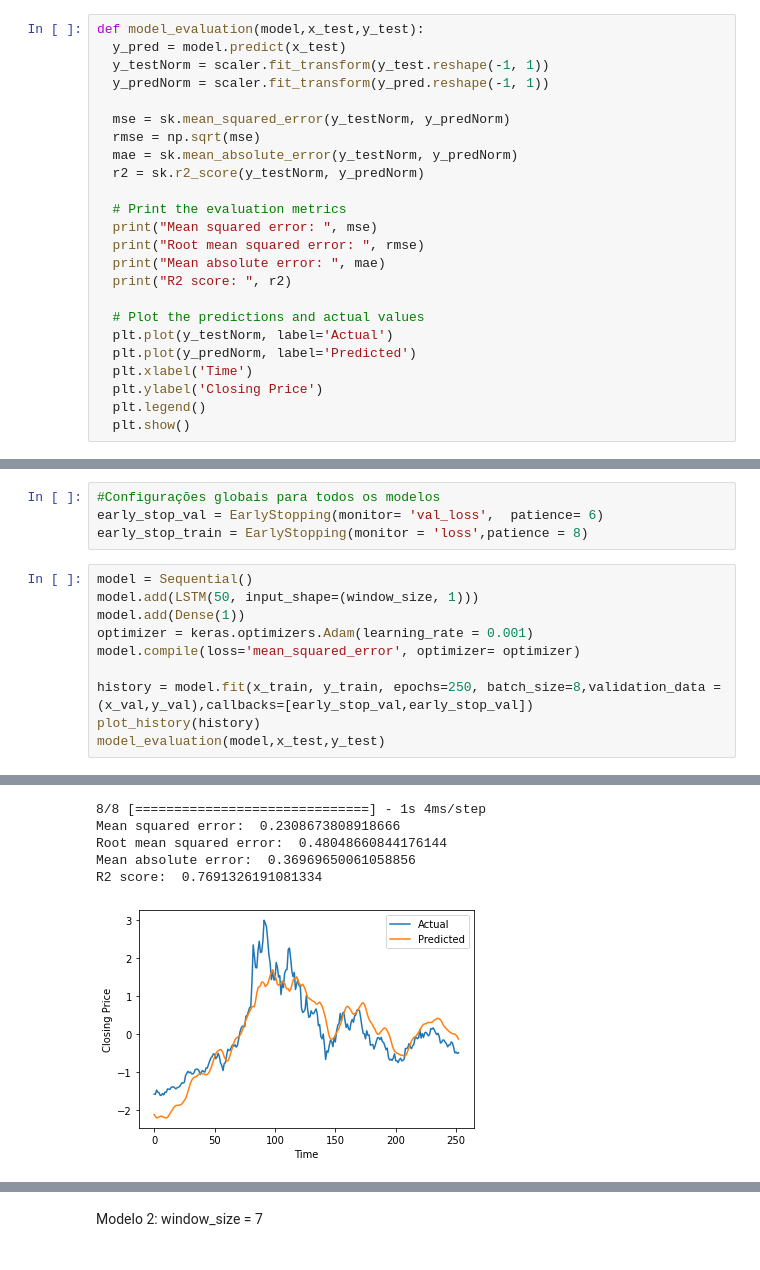
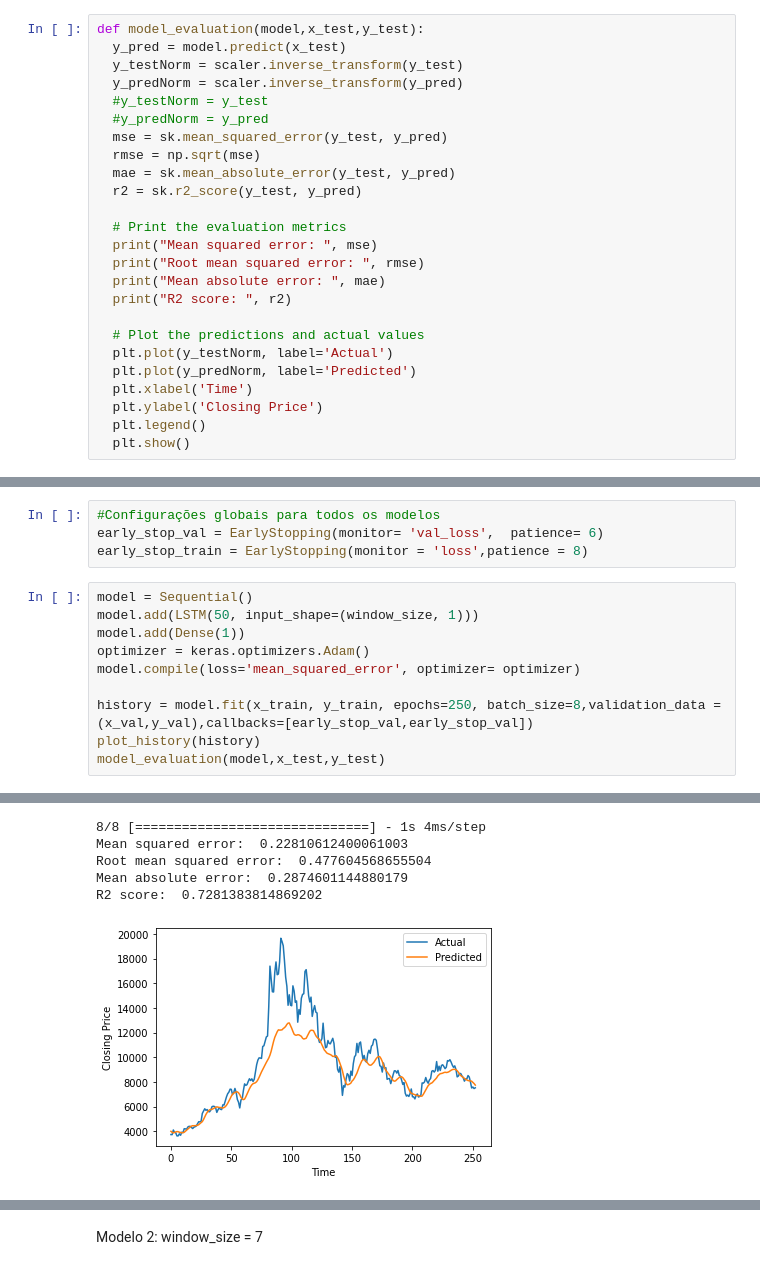
Before and after one commit to ViniciusPrincipe/BitcoinPrediction-LSTM, a Jupyter notebook: BtcLSTM.ipynb, the cells around one changed output, grey strips where cells are left out. Saved outputs shown, nothing was run; the diff lists cells and outputs as text.

```diff
--- a/BtcLSTM.ipynb
+++ b/BtcLSTM.ipynb
@@ -52,13 +48,14 @@ def window_data(data, window_size):
 # %%
 def model_evaluation(model,x_test,y_test):
   y_pred = model.predict(x_test)
-  y_testNorm = scaler.fit_transform(y_test.reshape(-1, 1))
-  y_predNorm = scaler.fit_transform(y_pred.reshape(-1, 1))
-
-  mse = sk.mean_squared_error(y_testNorm, y_predNorm)
+  y_testNorm = scaler.inverse_transform(y_test)
+  y_predNorm = scaler.inverse_transform(y_pred)
+  #y_testNorm = y_test
+  #y_predNorm = y_pred
+  mse = sk.mean_squared_error(y_test, y_pred)
   rmse = np.sqrt(mse)
-  mae = sk.mean_absolute_error(y_testNorm, y_predNorm)
-  r2 = sk.r2_score(y_testNorm, y_predNorm)
+  mae = sk.mean_absolute_error(y_test, y_pred)
+  r2 = sk.r2_score(y_test, y_pred)
 
   # Print the evaluation metrics
   print("Mean squared error: ", mse)
@@ -113,7 +121,7 @@ early_stop_train = EarlyStopping(monitor = 'loss',patience = 8)
 model = Sequential()
 model.add(LSTM(50, input_shape=(window_size, 1)))
 model.add(Dense(1))
-optimizer = keras.optimizers.Adam(learning_rate = 0.001)
+optimizer = keras.optimizers.Adam()
 model.compile(loss='mean_squared_error', optimizer= optimizer)
 
 history = model.fit(x_train, y_train, epochs=250, batch_size=8,validation_data = (x_val,y_val),callbacks=[early_stop_val,early_stop_val])
@@ -141,9 +149,9 @@ Epoch 49/250
 8/8 [==============================] - 1s 4ms/step
-Mean squared error:  0.2308673808918666
-Root mean squared error:  0.48048660844176144
-Mean absolute error:  0.36969650061058856
-R2 score:  0.7691326191081334
+Mean squared error:  0.22810612400061003
+Root mean squared error:  0.477604568655504
+Mean absolute error:  0.2874601144880179
+R2 score:  0.7281383814869202
-[figure, old version]
+[figure, new version]
 # %%
 model = Sequential()
 model.add(LSTM(50, input_shape=(window_size, 1)))
```
Also changed, not shown: parts of 18 cells of this notebook.
